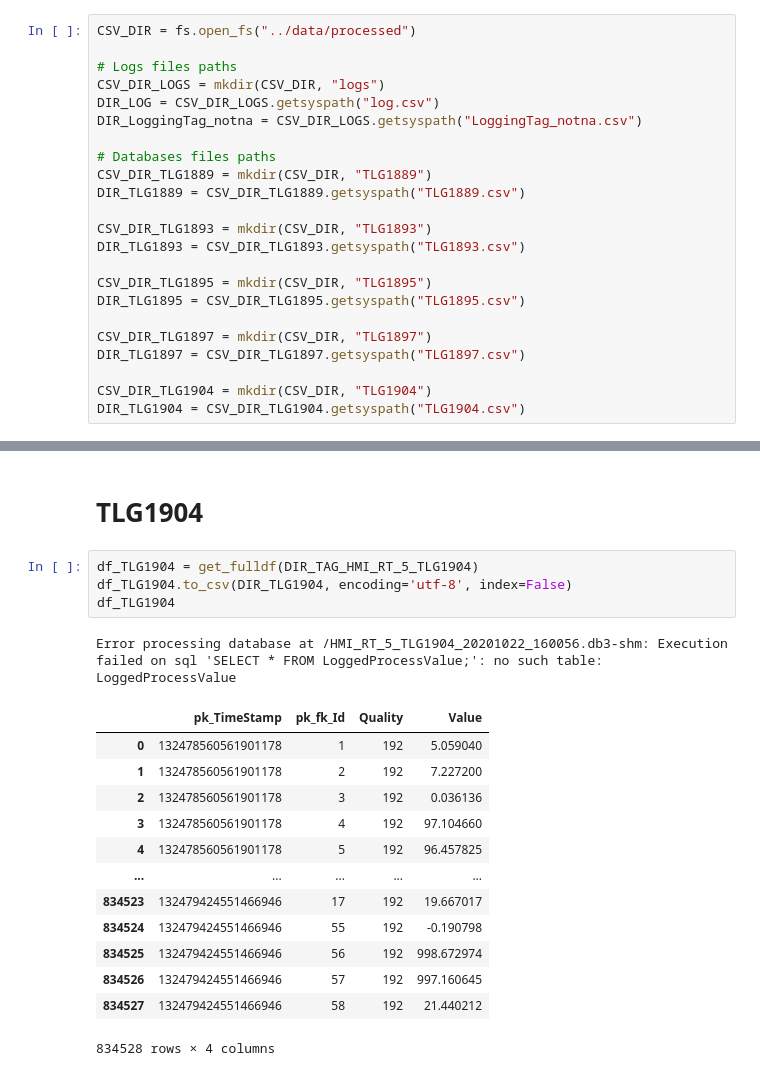
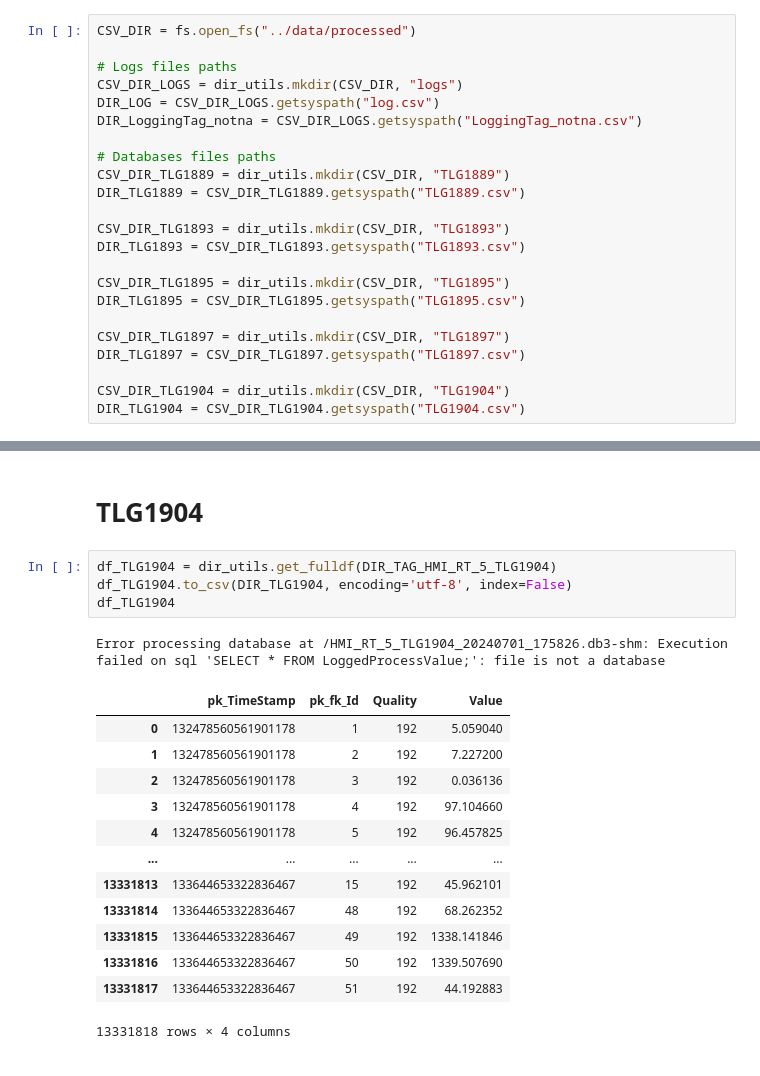
Before and after one commit to LuisEnrique-frenkel/ETL-FlashTruck, a Jupyter notebook: notebooks/0.0-leng-initial.ipynb, the cells around one changed output, grey strips where cells are left out. Cells and saved outputs as stored; diff of their text form.

```diff
--- a/notebooks/0.0-leng-initial.ipynb
+++ b/notebooks/0.0-leng-initial.ipynb
@@ -73,24 +28,24 @@ DIR_TAG_HMI_RT_5_TLG1904 = DB_DIR.opendir("HMI_RT_5_TLG1904")
 CSV_DIR = fs.open_fs("../data/processed")
 
 # Logs files paths
-CSV_DIR_LOGS = mkdir(CSV_DIR, "logs")
+CSV_DIR_LOGS = dir_utils.mkdir(CSV_DIR, "logs")
 DIR_LOG = CSV_DIR_LOGS.getsyspath("log.csv")
 DIR_LoggingTag_notna = CSV_DIR_LOGS.getsyspath("LoggingTag_notna.csv")
 
 # Databases files paths
-CSV_DIR_TLG1889 = mkdir(CSV_DIR, "TLG1889")
+CSV_DIR_TLG1889 = dir_utils.mkdir(CSV_DIR, "TLG1889")
 DIR_TLG1889 = CSV_DIR_TLG1889.getsyspath("TLG1889.csv")
 
-CSV_DIR_TLG1893 = mkdir(CSV_DIR, "TLG1893")
+CSV_DIR_TLG1893 = dir_utils.mkdir(CSV_DIR, "TLG1893")
 DIR_TLG1893 = CSV_DIR_TLG1893.getsyspath("TLG1893.csv")
 
-CSV_DIR_TLG1895 = mkdir(CSV_DIR, "TLG1895")
+CSV_DIR_TLG1895 = dir_utils.mkdir(CSV_DIR, "TLG1895")
 DIR_TLG1895 = CSV_DIR_TLG1895.getsyspath("TLG1895.csv")
 
-CSV_DIR_TLG1897 = mkdir(CSV_DIR, "TLG1897")
+CSV_DIR_TLG1897 = dir_utils.mkdir(CSV_DIR, "TLG1897")
 DIR_TLG1897 = CSV_DIR_TLG1897.getsyspath("TLG1897.csv")
 
-CSV_DIR_TLG1904 = mkdir(CSV_DIR, "TLG1904")
+CSV_DIR_TLG1904 = dir_utils.mkdir(CSV_DIR, "TLG1904")
 DIR_TLG1904 = CSV_DIR_TLG1904.getsyspath("TLG1904.csv")
 # %%
 # Create connection to the DB
@@ -230,21 +184,21 @@ Error processing database at /HMI_RT_5_TLG1897_20240328_171531.db3-shm: Executio
 # %% [markdown]
 # TLG1904
 # %%
-df_TLG1904 = get_fulldf(DIR_TAG_HMI_RT_5_TLG1904)
+df_TLG1904 = dir_utils.get_fulldf(DIR_TAG_HMI_RT_5_TLG1904)
 df_TLG1904.to_csv(DIR_TLG1904, encoding='utf-8', index=False)
 df_TLG1904
 # %% [output]
-Error processing database at /HMI_RT_5_TLG1904_20201022_160056.db3-shm: Execution failed on sql 'SELECT * FROM LoggedProcessValue;': no such table: LoggedProcessValue
+Error processing database at /HMI_RT_5_TLG1904_20240701_175826.db3-shm: Execution failed on sql 'SELECT * FROM LoggedProcessValue;': file is not a database
 |  | pk_TimeStamp | pk_fk_Id | Quality | Value |
 | 0 | 132478560561901178 | 1 | 192 | 5.059040 |
 | 1 | 132478560561901178 | 2 | 192 | 7.227200 |
 | 2 | 132478560561901178 | 3 | 192 | 0.036136 |
 | 3 | 132478560561901178 | 4 | 192 | 97.104660 |
 | 4 | 132478560561901178 | 5 | 192 | 96.457825 |
 | ... | ... | ... | ... | ... |
-| 834523 | 132479424551466946 | 17 | 192 | 19.667017 |
-| 834524 | 132479424551466946 | 55 | 192 | -0.190798 |
-| 834525 | 132479424551466946 | 56 | 192 | 998.672974 |
-| 834526 | 132479424551466946 | 57 | 192 | 997.160645 |
-| 834527 | 132479424551466946 | 58 | 192 | 21.440212 |
+| 13331813 | 133644653322836467 | 15 | 192 | 45.962101 |
+| 13331814 | 133644653322836467 | 48 | 192 | 68.262352 |
+| 13331815 | 133644653322836467 | 49 | 192 | 1338.141846 |
+| 13331816 | 133644653322836467 | 50 | 192 | 1339.507690 |
+| 13331817 | 133644653322836467 | 51 | 192 | 44.192883 |
-834528 rows × 4 columns
+13331818 rows × 4 columns
```
Also changed, not shown: parts of 9 cells of this notebook, 8 other files.
